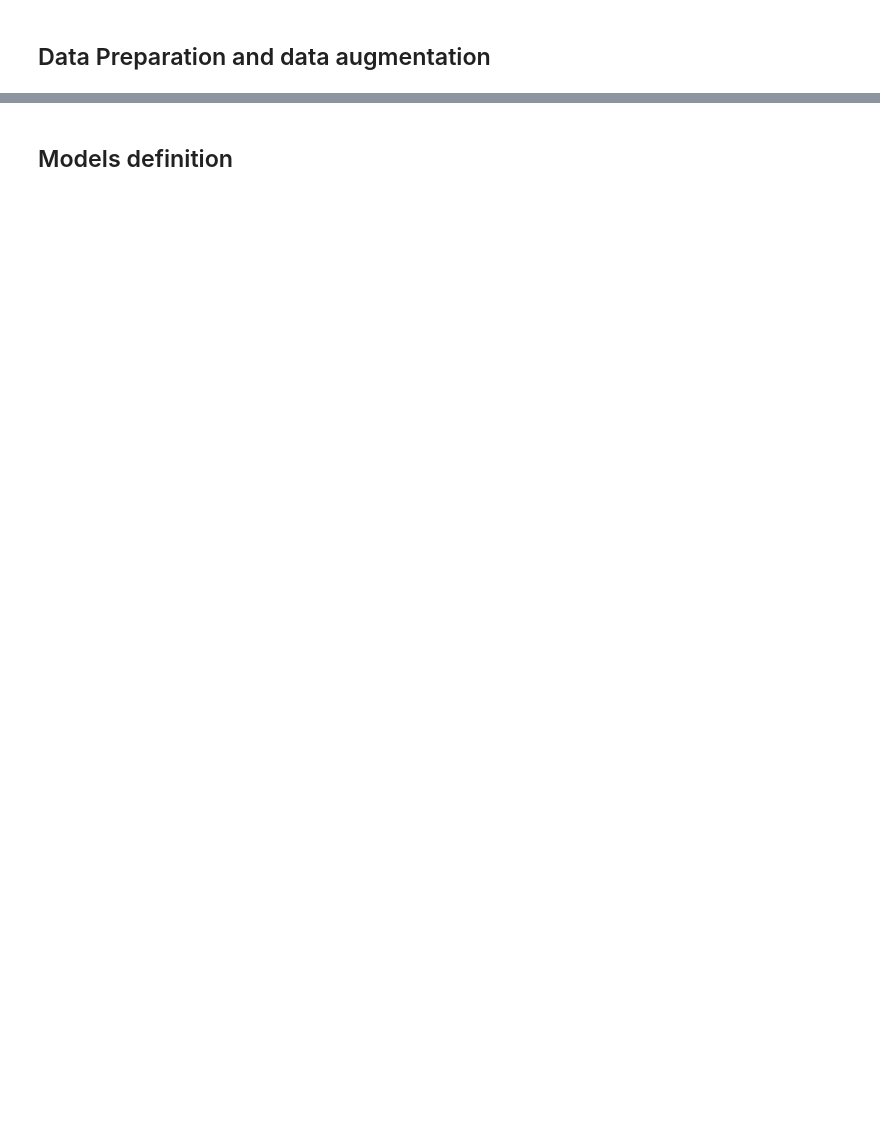
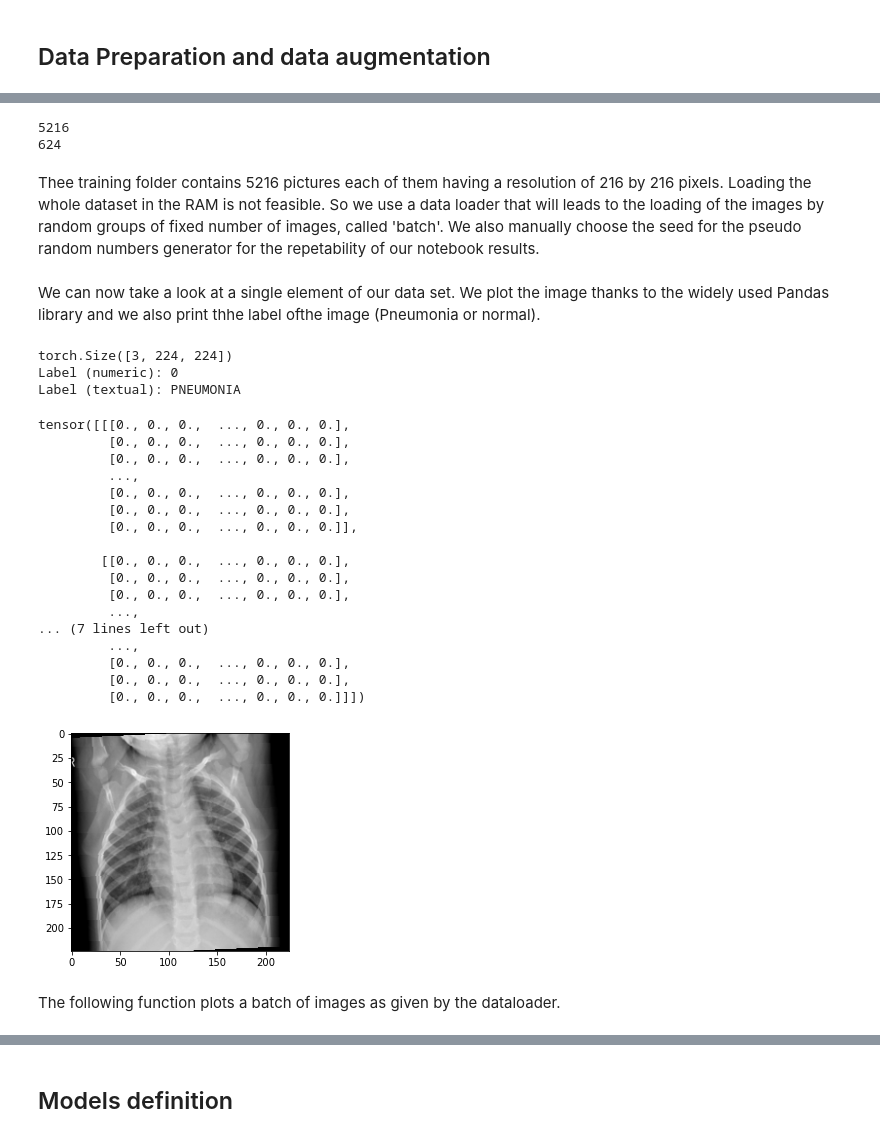
Before and after one commit to chemseddine-git/Pneumonia-classification, a Jupyter notebook: XRay_classification_for_Pneumonia_detection.ipynb, the cells around one changed output, grey strips where cells are left out. Saved outputs shown, nothing was run; the diff lists cells and outputs as text; code cells hidden in the pictures; blank space fills up the shorter version.

```diff
--- a/XRay_classification_for_Pneumonia_detection.ipynb
+++ b/XRay_classification_for_Pneumonia_detection.ipynb
@@ -164,0 +29,8 @@ Label:  NORMAL (0)
+# %%
+DATA_DIR = '../input/chest-xray-pneumonia/chest_xray'
+TRAIN_DIR = DATA_DIR + '/train'
+TEST_DIR = DATA_DIR + '/val'
+VAL_DIR = DATA_DIR + '/test'
+
+classes = os.listdir(TRAIN_DIR)
+print(classes)
@@ -164,0 +52,13 @@ Label:  NORMAL (0)
+# %%
+train_ds = ImageFolder(TRAIN_DIR, transform=train_transform)
+test_ds = ImageFolder(TEST_DIR, transform=val_transform)
+val_ds = ImageFolder(VAL_DIR, transform=val_transform)
+
+print(len(train_ds))
+print(len(val_ds))
+# %% [output]
+5216
+624
+# %% [markdown]
+Thee training folder contains 5216 pictures each of them having a resolution of 216 by 216 pixels. Loading the whole dataset in the RAM is not feasible. So we use a data loader that will leads to the loading of the images by random groups of fixed number of images, called 'batch'.
+We also manually choose the seed for the pseudo random numbers generator for the repetability of our notebook results.
@@ -164,0 +71,33 @@ Label:  NORMAL (0)
+# %% [markdown]
+We can now take a look at a single element of  our data set. We plot the image thanks to the widely used Pandas  library and we also print thhe label ofthe image (Pneumonia or normal).
+# %%
+img, label = train_ds[666]
+plt.imshow(img.permute((1, 2, 0)))
+print(img.shape)
+print('Label (numeric):', label)
+print('Label (textual):', classes[label])
+img
+# %% [output]
+torch.Size([3, 224, 224])
+Label (numeric): 0
+Label (textual): PNEUMONIA
+tensor([[[0., 0., 0.,  ..., 0., 0., 0.],
+         [0., 0., 0.,  ..., 0., 0., 0.],
+         [0., 0., 0.,  ..., 0., 0., 0.],
+         ...,
+         [0., 0., 0.,  ..., 0., 0., 0.],
+         [0., 0., 0.,  ..., 0., 0., 0.],
+         [0., 0., 0.,  ..., 0., 0., 0.]],
+
+        [[0., 0., 0.,  ..., 0., 0., 0.],
+         [0., 0., 0.,  ..., 0., 0., 0.],
+         [0., 0., 0.,  ..., 0., 0., 0.],
+         ...,
+... (7 lines left out)
+         ...,
+         [0., 0., 0.,  ..., 0., 0., 0.],
+         [0., 0., 0.,  ..., 0., 0., 0.],
+         [0., 0., 0.,  ..., 0., 0., 0.]]])
+[figure, added]
+# %% [markdown]
+The following function plots a batch of images as given by the dataloader.
```
Also changed, not shown: parts of 105 cells of this notebook.
